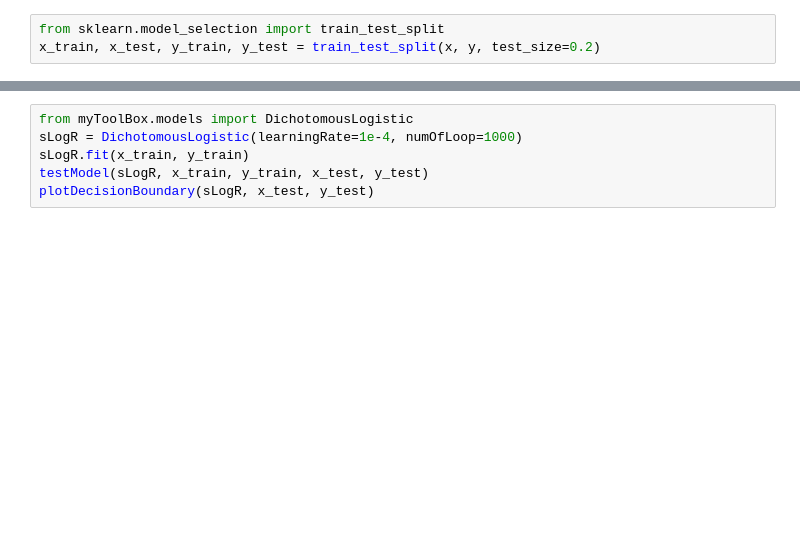
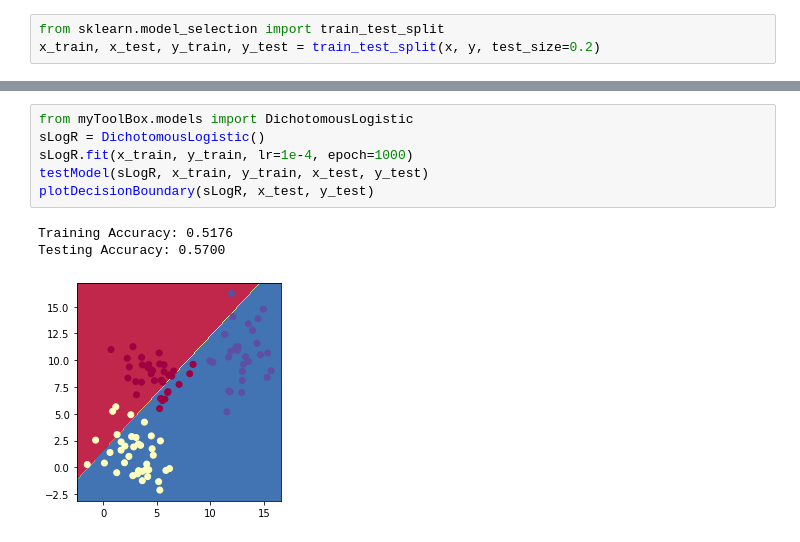
Before and after one commit to Jamison-Chen/DataScience, a Jupyter notebook: main.ipynb, the cells around one changed output, grey strips where cells are left out. Cells and saved outputs as stored; diff of their text form; blank space fills up the shorter version.

```diff
--- a/main.ipynb
+++ b/main.ipynb
@@ -33,8 +51,12 @@ plotDecisionBoundary(gnb, x_test, y_test)
 # %%
 from myToolBox.models import DichotomousLogistic
-sLogR = DichotomousLogistic(learningRate=1e-4, numOfLoop=1000)
-sLogR.fit(x_train, y_train)
+sLogR = DichotomousLogistic()
+sLogR.fit(x_train, y_train, lr=1e-4, epoch=1000)
 testModel(sLogR, x_train, y_train, x_test, y_test)
 plotDecisionBoundary(sLogR, x_test, y_test)
+# %% [output]
+Training Accuracy: 0.5176
+Testing Accuracy: 0.5700
+[figure, added]
 # %%
 plotLoss(sLogR)
```
Also changed, not shown: parts of 13 cells of this notebook, 2 other files.
